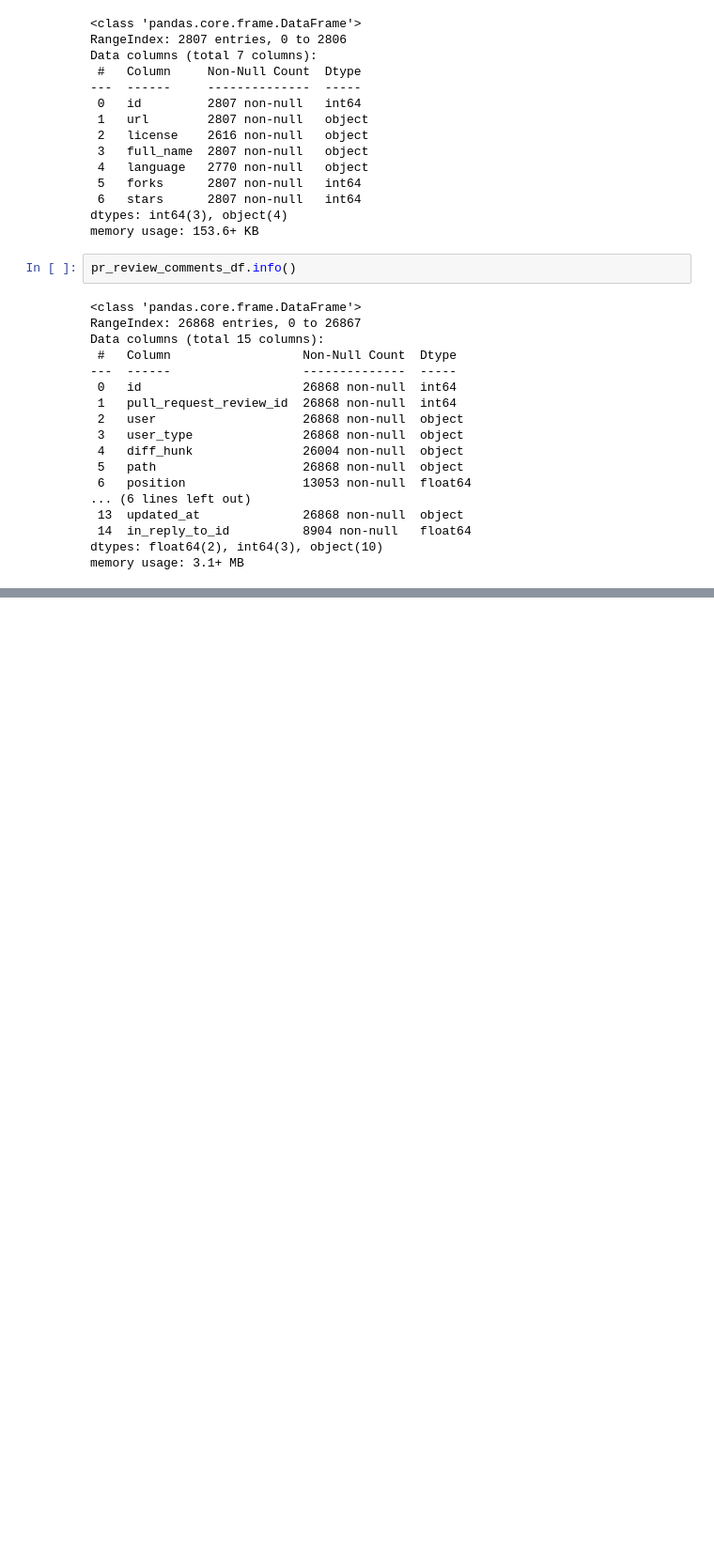
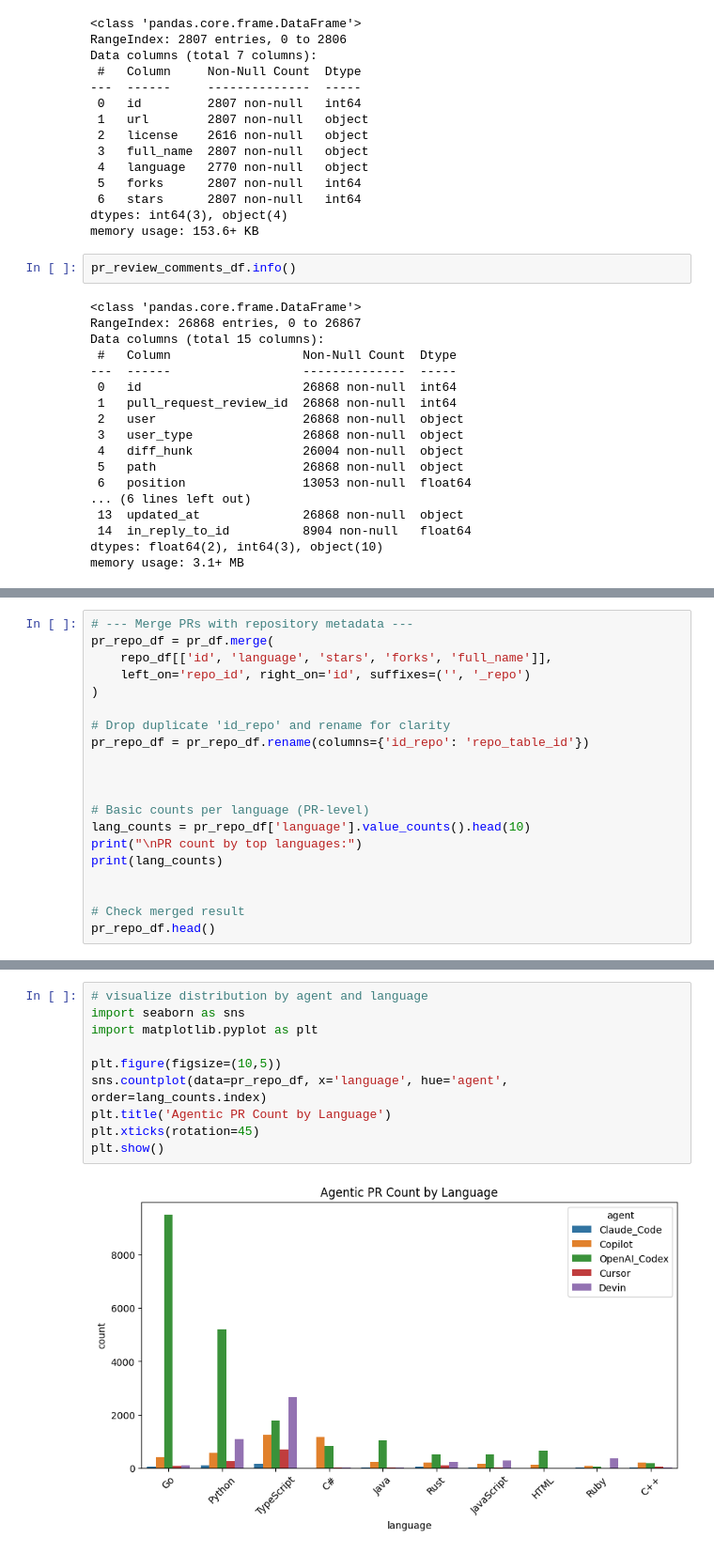
Before and after one commit to Lay-ke/Data-mining, a Jupyter notebook: analysis/load_AIDev.ipynb, the cells around one changed output, grey strips where cells are left out. Shown: that part at 94% size. Saved outputs shown, nothing was run; the diff lists cells and outputs as text; blank space fills up the shorter version.

```diff
--- a/analysis/load_AIDev.ipynb
+++ b/analysis/load_AIDev.ipynb
@@ -242,0 +281,20 @@ memory usage: 3.1+ MB
+# %%
+# --- Merge PRs with repository metadata ---
+pr_repo_df = pr_df.merge(
+    repo_df[['id', 'language', 'stars', 'forks', 'full_name']],
+    left_on='repo_id', right_on='id', suffixes=('', '_repo')
+)
+
+# Drop duplicate 'id_repo' and rename for clarity
+pr_repo_df = pr_repo_df.rename(columns={'id_repo': 'repo_table_id'})
+
+
+
+# Basic counts per language (PR-level)
+lang_counts = pr_repo_df['language'].value_counts().head(10)
+print("\nPR count by top languages:")
+print(lang_counts)
+
+
+# Check merged result
+pr_repo_df.head()
@@ -242,0 +321,12 @@ memory usage: 3.1+ MB
+# %%
+# visualize distribution by agent and language
+import seaborn as sns
+import matplotlib.pyplot as plt
+
+plt.figure(figsize=(10,5))
+sns.countplot(data=pr_repo_df, x='language', hue='agent', order=lang_counts.index)
+plt.title('Agentic PR Count by Language')
+plt.xticks(rotation=45)
+plt.show()
+# %% [output]
+[figure, added]
```
Also changed, not shown: parts of 8 cells of this notebook.
